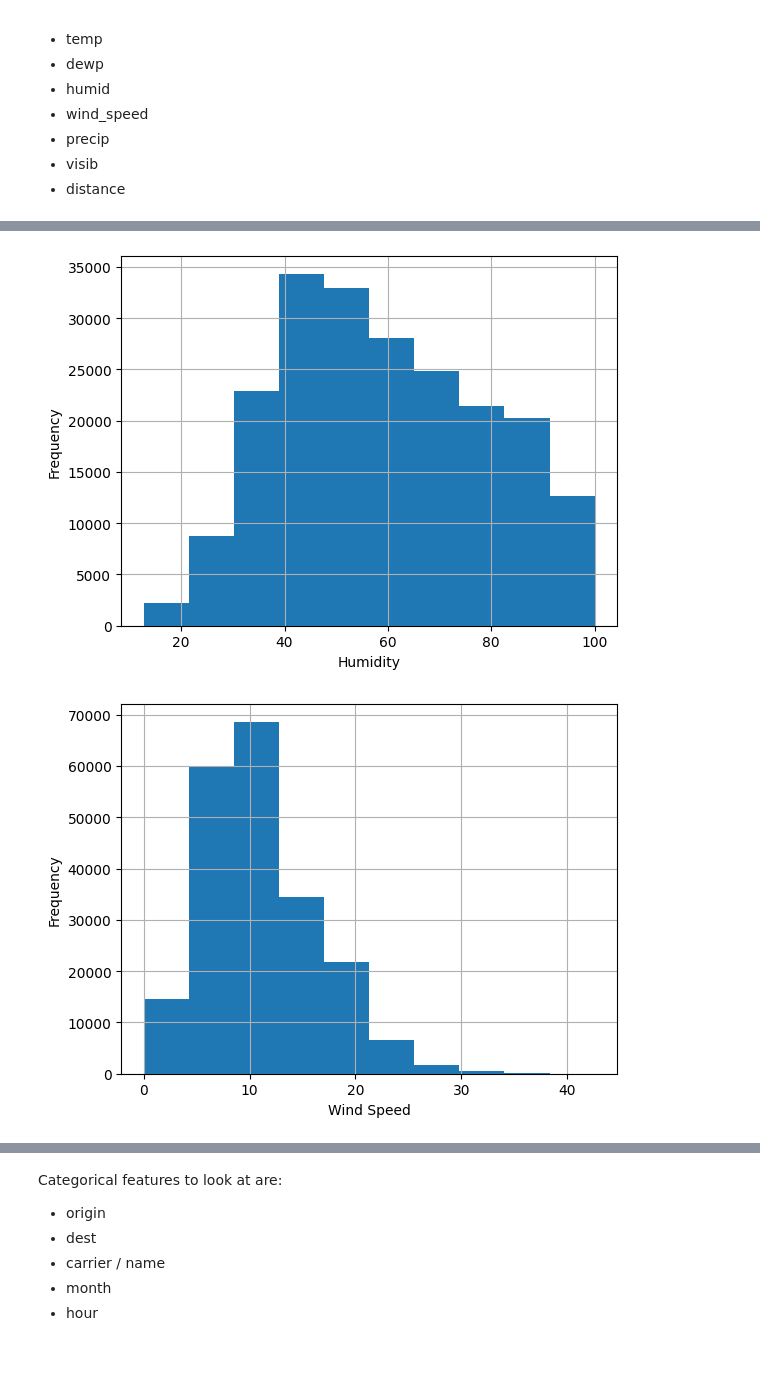
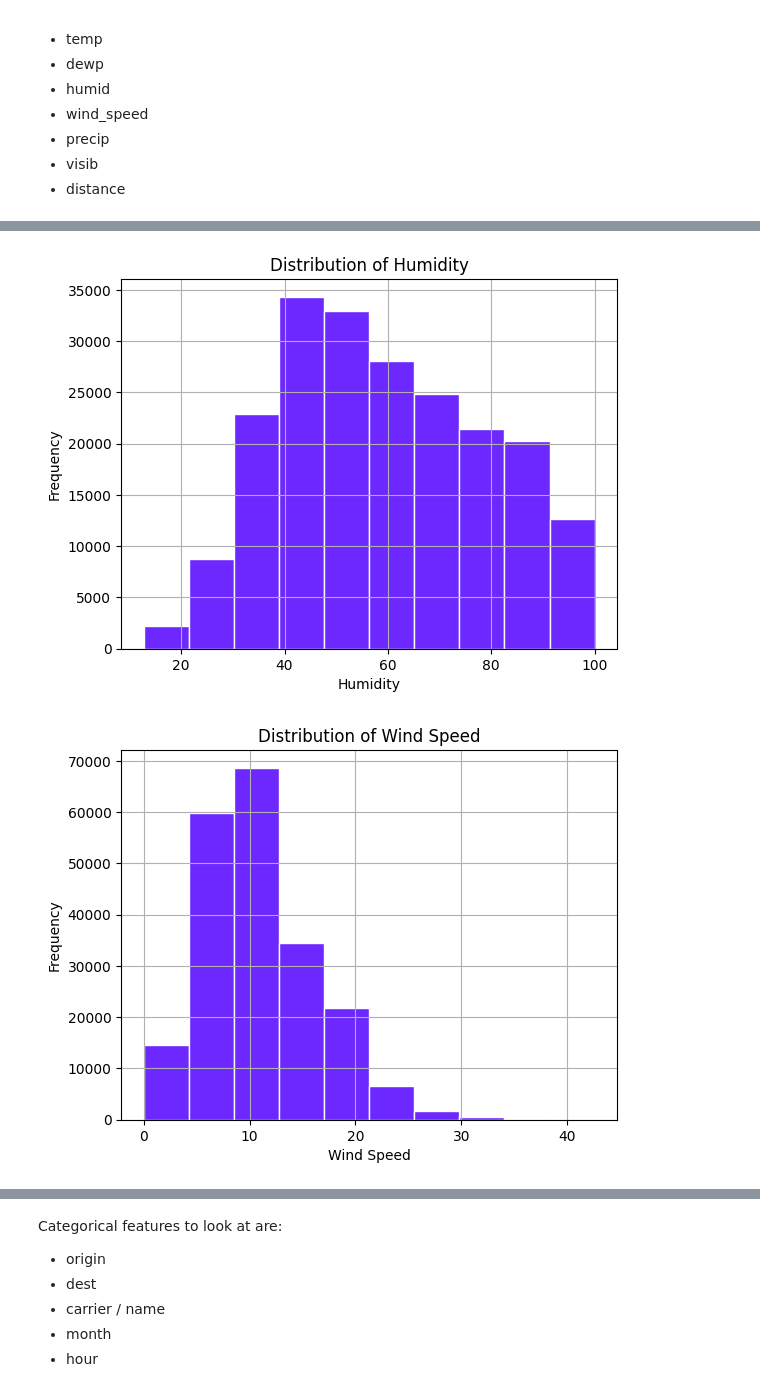
Before and after one commit to lucyg04/nycflights13, a Jupyter notebook: Practical 1/practical1_py.ipynb, the cells around one changed output, grey strips where cells are left out. Saved outputs shown, nothing was run; the diff lists cells and outputs as text; code cells hidden in the pictures; blank space fills up the shorter version.

```diff
--- a/Practical 1/practical1_py.ipynb
+++ b/Practical 1/practical1_py.ipynb
@@ -684,15 +688,17 @@ plt.show()
 # %%
-flights_train_copy['humid'].hist()
+flights_train_copy['humid'].hist(color='#6c28ff', edgecolor='white')
 
+plt.title('Distribution of Humidity')
 plt.ylabel('Frequency')
 plt.xlabel('Humidity')
 plt.show()
 # This distribution is also roughly normal so we will use a median imputation strategy
 # %% [output]
-[figure, old version]
+[figure, new version]
 # %%
-flights_train_copy['wind_speed'].hist()
+flights_train_copy['wind_speed'].hist(color='#6c28ff', edgecolor='white')
 
+plt.title('Distribution of Wind Speed')
 plt.ylabel('Frequency')
 plt.xlabel('Wind Speed')
 plt.show()
@@ -700,5 +706,5 @@ plt.show()
 # We will still use a median imputation strategy for missing values here
 # Because the mean would be pulled up by the long tails on the left
 # %% [output]
-[figure, old version]
+[figure, new version]
 # %%
```
Also changed, not shown: parts of 38 cells of this notebook.
